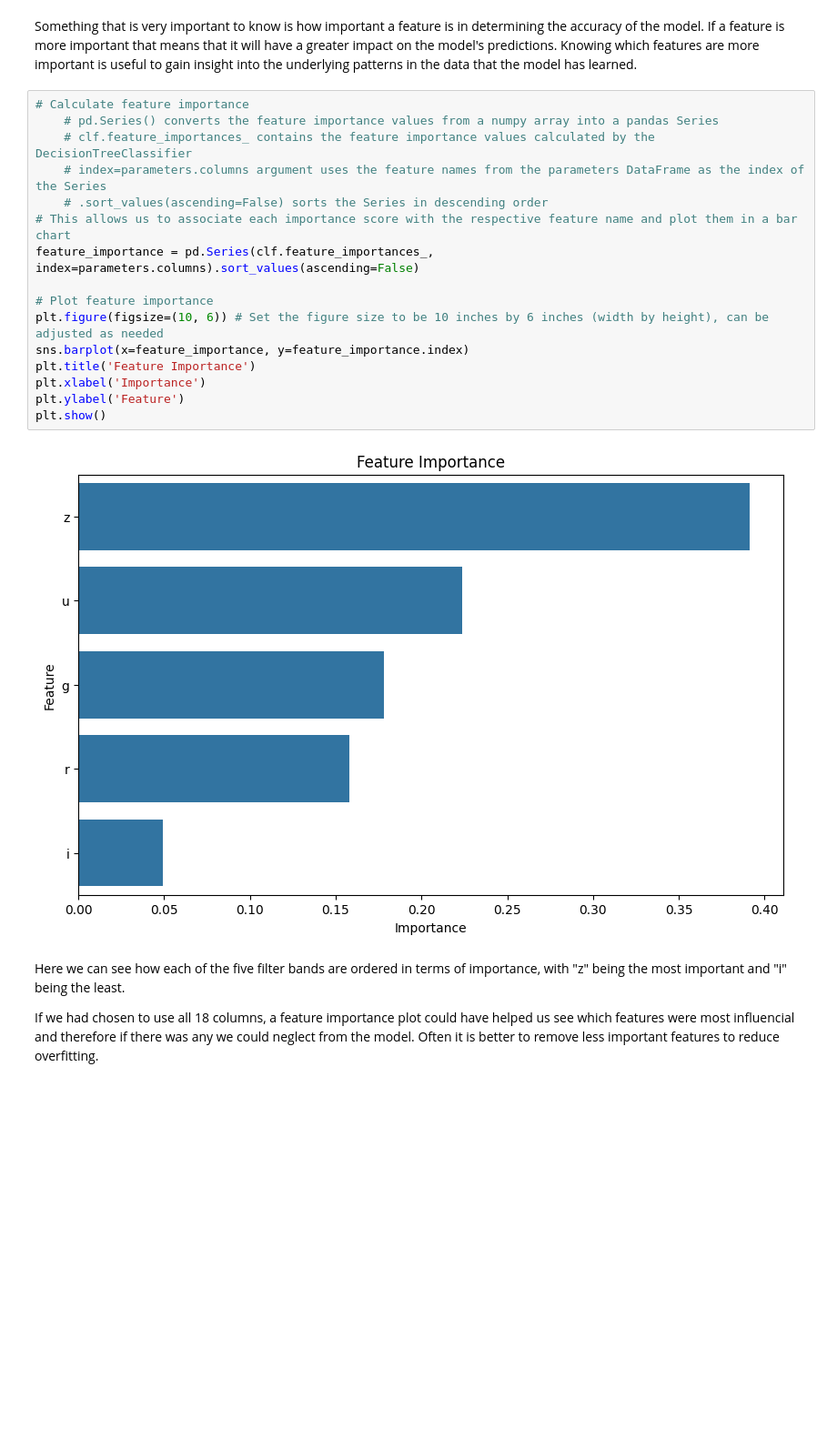
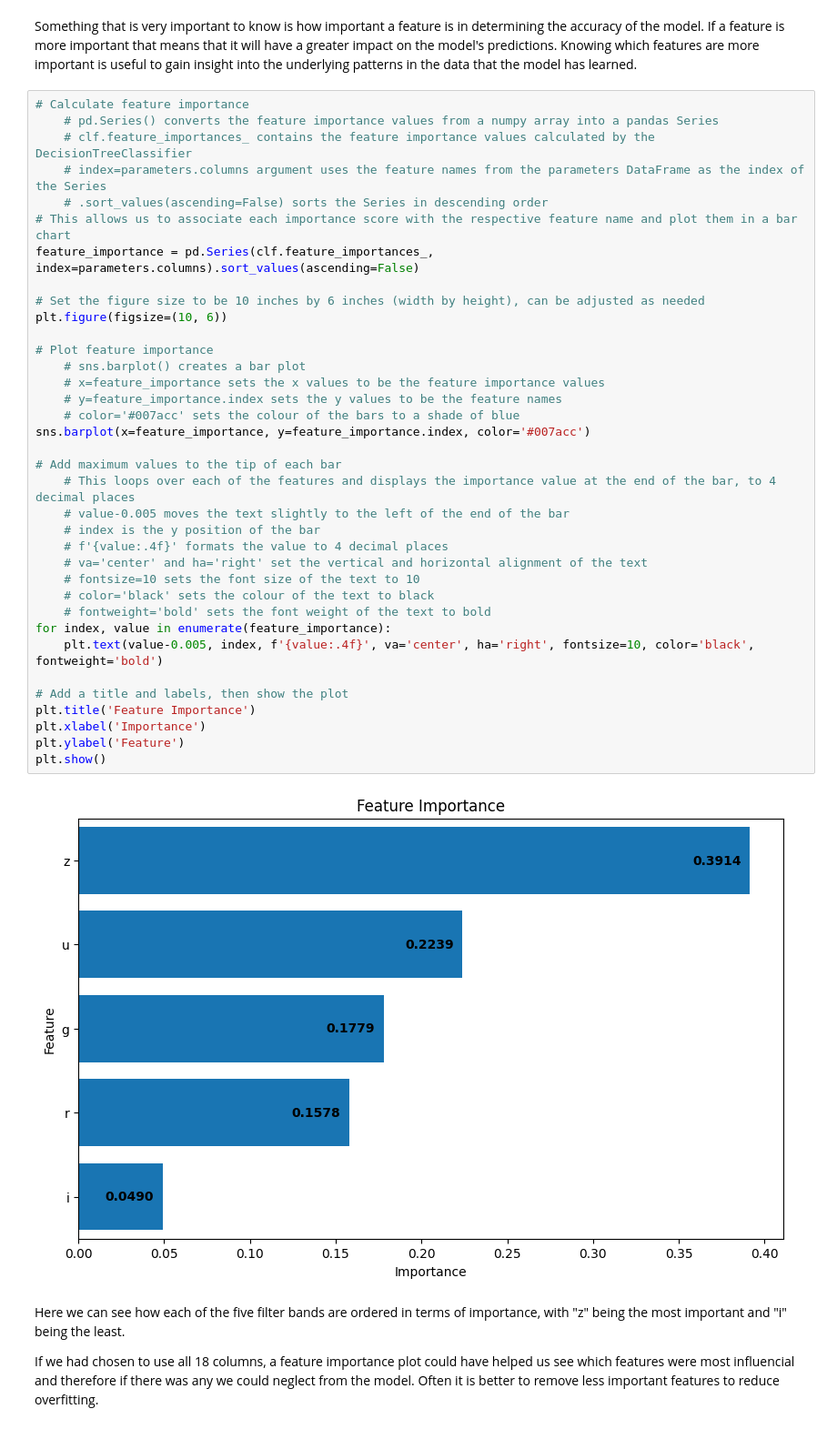
Before and after one commit to Ryan-Ursell/SDSS-DR14-Classification, a Jupyter notebook: py/Q1_folder/Q1.ipynb, the cells around one changed output. Shown at 91% size. Drawn from its saved outputs; the diff is of its cells as text; blank space fills up the shorter version.

Commit message:
Edits the feature importance plot to show a numerical value for each feature

```diff
--- a/py/Q1_folder/Q1.ipynb
+++ b/py/Q1_folder/Q1.ipynb
@@ -215,21 +215,41 @@ Something that is very important to know is how important a feature is in determ
 # %%
 # Calculate feature importance
     # pd.Series() converts the feature importance values from a numpy array into a pandas Series
     # clf.feature_importances_ contains the feature importance values calculated by the DecisionTreeClassifier
     # index=parameters.columns argument uses the feature names from the parameters DataFrame as the index of the Series
     # .sort_values(ascending=False) sorts the Series in descending order
 # This allows us to associate each importance score with the respective feature name and plot them in a bar chart
 feature_importance = pd.Series(clf.feature_importances_, index=parameters.columns).sort_values(ascending=False)
 
+# Set the figure size to be 10 inches by 6 inches (width by height), can be adjusted as needed
+plt.figure(figsize=(10, 6))
+
 # Plot feature importance
-plt.figure(figsize=(10, 6)) # Set the figure size to be 10 inches by 6 inches (width by height), can be adjusted as needed
-sns.barplot(x=feature_importance, y=feature_importance.index)
+    # sns.barplot() creates a bar plot
+    # x=feature_importance sets the x values to be the feature importance values
+    # y=feature_importance.index sets the y values to be the feature names
+    # color='#007acc' sets the colour of the bars to a shade of blue
+sns.barplot(x=feature_importance, y=feature_importance.index, color='#007acc')
+
+# Add maximum values to the tip of each bar
+    # This loops over each of the features and displays the importance value at the end of the bar, to 4 decimal places
+    # value-0.005 moves the text slightly to the left of the end of the bar
+    # index is the y position of the bar
+    # f'{value:.4f}' formats the value to 4 decimal places
+    # va='center' and ha='right' set the vertical and horizontal alignment of the text
+    # fontsize=10 sets the font size of the text to 10
+    # color='black' sets the colour of the text to black
+    # fontweight='bold' sets the font weight of the text to bold
+for index, value in enumerate(feature_importance):
+    plt.text(value-0.005, index, f'{value:.4f}', va='center', ha='right', fontsize=10, color='black', fontweight='bold')
+
+# Add a title and labels, then show the plot
 plt.title('Feature Importance')
 plt.xlabel('Importance')
 plt.ylabel('Feature')
 plt.show()
 # %% [output]
-[figure, old version]
+[figure, new version]
 # %% [markdown]
 Here we can see how each of the five filter bands are ordered in terms of importance, with "z" being the most important and "i" being the least.
 
```
